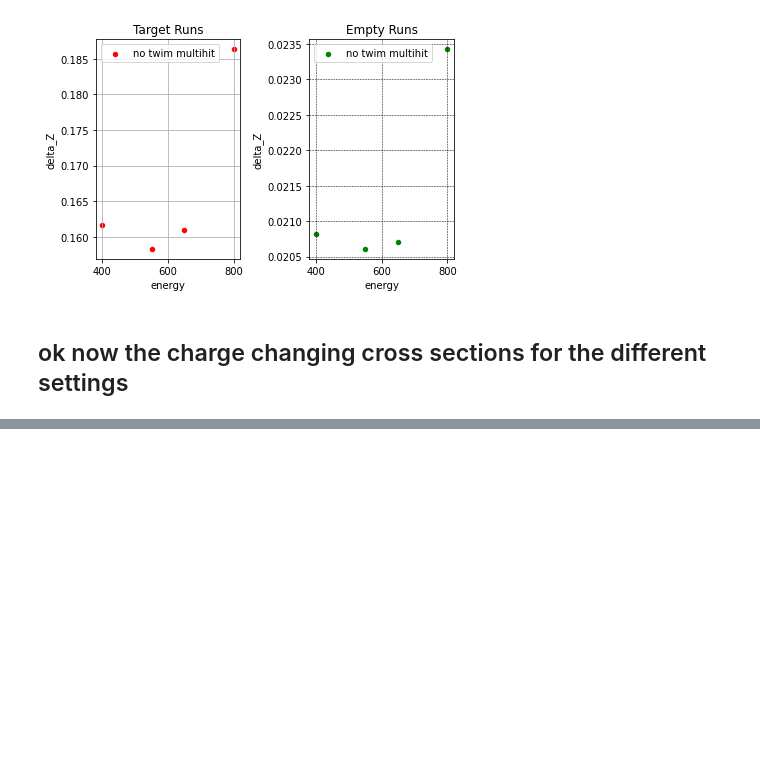
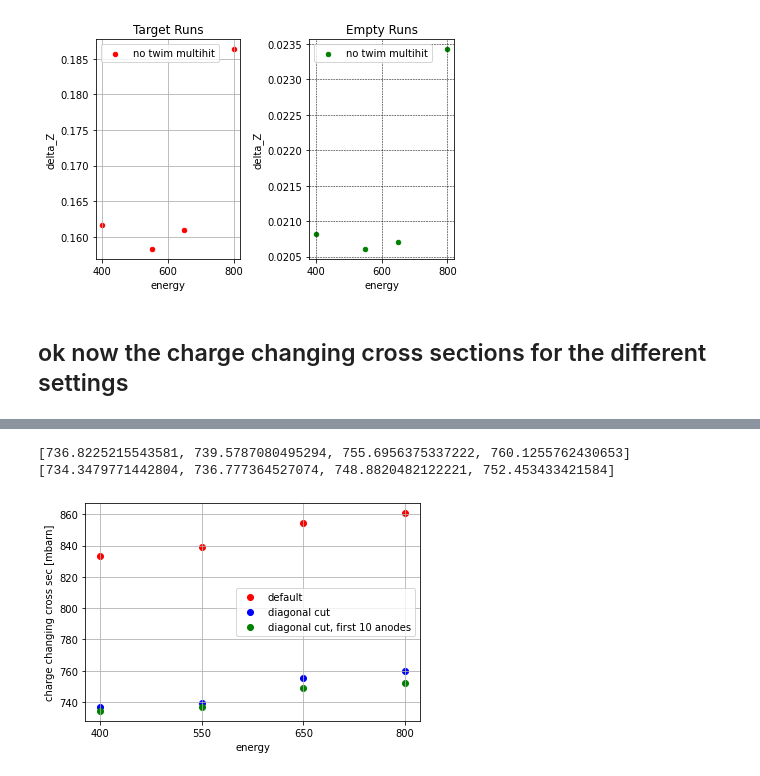
Before and after one commit to jenegger/r3bweek24_gsi, a Jupyter notebook: stats.ipynb, the cells around one changed output, grey strips where cells are left out. Saved outputs shown, nothing was run; the diff lists cells and outputs as text; code cells hidden in the pictures; blank space fills up the shorter version.

```diff
--- a/stats.ipynb
+++ b/stats.ipynb
@@ -848,0 +934,55 @@ plt.savefig("comparison_charge_changing_cross_section.png",dpi=300)
+# %%
+filename_diag ='combined_diagonal_all_16_anodes.txt'
+df_diag = pd.read_csv(filename_diag,sep='\t',header=None)
+df_diag.columns = ["datatype","targettype","RunID","energy","incoming ions","survived"]
+
+filename_diag_small ='combined_diagonal_fit_first_10_anodes.txt'
+df_diag_small = pd.read_csv(filename_diag_small,sep='\t',header=None)
+df_diag_small.columns = ["datatype","targettype","RunID","energy","incoming ions","survived"]
+
+
+target_diag = df_diag.loc[df_diag["targettype"] == 'c_2198']
+empty_diag = df_diag.loc[df_diag["targettype"] == 'empty']
+target_diag_small = df_diag_small.loc[df_diag_small["targettype"] == 'c_2198']
+empty_diag_small = df_diag_small.loc[df_diag_small["targettype"] == 'empty']
+
+
+new_density = 1.851
+T_2198 = (new_density)*(2.1928)*(6.02214076)*(pow(10,23))/(12.011);
+factor = (1./T_2198)*(pow(10,27))
+charge_changing_diag = []
+charge_changing_diag_small = []
+for ene in energy_vals:
+    rel_target = float(target_diag.loc[target_diag["energy"] == float(ene)]["survived"])/float(target_diag.loc[target_diag["energy"] == float(ene)]["incoming ions"])
+
+    rel_empty = float((empty_diag.loc[empty_diag["energy"] == float(ene)]["survived"]))/float((empty_diag.loc[empty_diag["energy"] == float(ene)]["incoming ions"]))
+    #rel_empty = 1.
+    dz = rel_target/rel_empty
+    cs_diag = factor*(-math.log(dz))
+    charge_changing_diag.append(cs_diag)
+    ##now the part with only 10 anodes
+    rel_target_small = float(target_diag_small.loc[target_diag_small["energy"] == float(ene)]["survived"])/float(target_diag_small.loc[target_diag_small["energy"] == float(ene)]["incoming ions"])
+    rel_empty_small = float((empty_diag_small.loc[empty_diag_small["energy"] == float(ene)]["survived"]))/float((empty_diag_small.loc[empty_diag_small["energy"] == float(ene)]["incoming ions"]))
+    #rel_empty_small = 1.
+    dz_small = rel_target_small/rel_empty_small
+    cs_diag_small = factor*(-math.log(dz_small))
+    charge_changing_diag_small.append(cs_diag_small)
+
+print(charge_changing_diag)
+print(charge_changing_diag_small)
+# %% [output]
+[736.8225215543581, 739.5787080495294, 755.6956375337222, 760.1255762430653]
+[734.3479771442804, 736.777364527074, 748.8820482122221, 752.453433421584]
+# %%
+fig, ax = plt.subplots()
+ax.scatter(energy_vals,charge_changing_default_empty_substr,label="default",color='red')
+ax.scatter(energy_vals,charge_changing_diag,label="diagonal cut",color='blue')
+ax.scatter(energy_vals,charge_changing_diag_small,label="diagonal cut, first 10 anodes",color ='green')
+ax.grid()
+ax.set_xlabel("energy")
+ax.set_ylabel("charge changing cross sec [mbarn]")
+plt.legend()
+#plt.show()
+plt.savefig("comparison_charge_changing_cross_section_diagonal.png",dpi=300)
+# %% [output]
+[figure, added]
```
Also changed, not shown: parts of 4 cells of this notebook, 24 other files.
